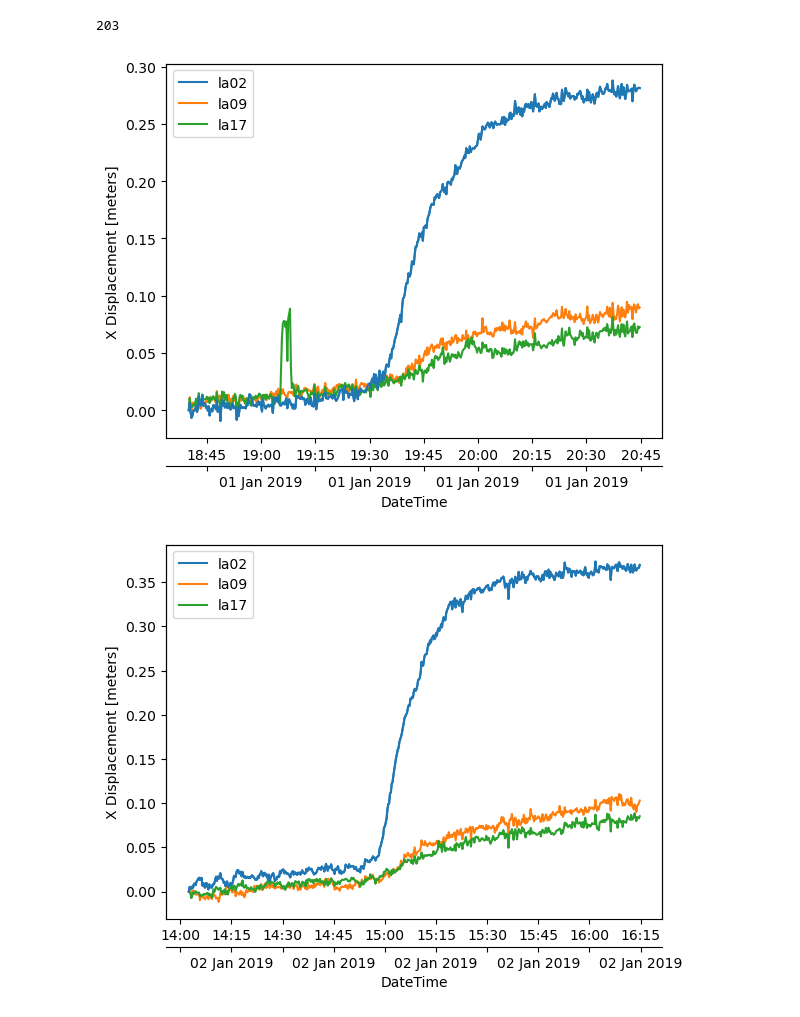
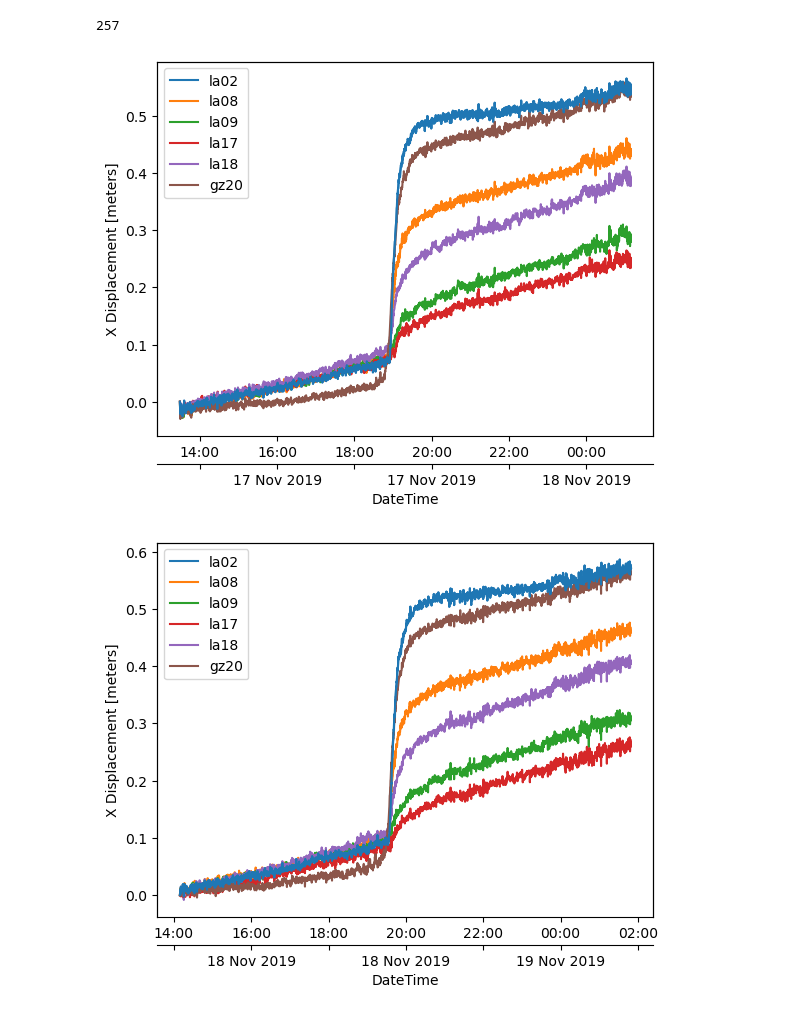
Before and after one commit to zsk4/WhillansCatalogPaper, a Jupyter notebook: WhillansCatalog.ipynb, the cells around one changed output. Cells and saved outputs as stored; diff of their text form; code cells hidden in the pictures.

```diff
--- a/WhillansCatalog.ipynb
+++ b/WhillansCatalog.ipynb
@@ -29,7 +29,7 @@ import src.Catalog.Catalog as Catalog
 # fmt: off
 
 # Stations, Years, Data Path
-dir = "/mnt/d/csrs_2024/all"
+dir = "/mnt/e/Zenodo/PPP"
 stas = ["la01", "la02", "la03", "la04", "la05", "la06", "la07", "la08", "la09",
         "la10", "la11", "la12", "la13", "la14", "la15", "la16", "la17", "la18",
         "ws04", "ws05",
@@ -41,16 +41,15 @@ stas = ["la01", "la02", "la03", "la04", "la05", "la06", "la07", "la08", "la09",
         ]
 
 year_arr = [["2007"],["2008"],["2009"],["2010"],["2011"],["2012"],['2013'],['2014'],['2015'],["2016"],["2017"],["2018"],["2019"]]
-
+year_arr = [['2019']]
 # Detection parameters
 max_gap_len = 120 # Maximum gap length to interpolate [seconds]
 window = 150 # Window size for least-squares averaging [minutes]
 slide = 5 # Slide size for least-squares averaging [minutes]
-active_stas = 2 # Minimum number of active stations needed for an event
 cull_time = 30 # Remove catalog events lasting less than this time [minutes]
 cull_dist = 0.1 # Remove catalog events with less than this distance [meters]
 plot_bool = False # Flag to plot catalog
-min_stas = 1 # Minimum number of stations needed for an event
+min_stas = 2 # Minimum number of active stations needed for an event
 hr_off = 0 # Offset for hours on either side of threshold to save [hours]
 
 # Log Level
@@ -186,12 +187,12 @@ with open(outfile, "w") as out_file:
                 out_file.write(line)
 # %%
 # Plot Example Events
-start_event = 1
-end_evnet = 10
+start_event = -10
+end_evnet = -1
 print(len(catalog))
 for event in catalog[start_event:end_evnet]:
     Catalog.plot_event(event)
 # %% [output]
-203
+257
-[figure, old version]
+[figure, new version]
-[figure, old version]
+[figure, new version]
```
Also changed, not shown: parts of 2 cells of this notebook, 3 other files.
